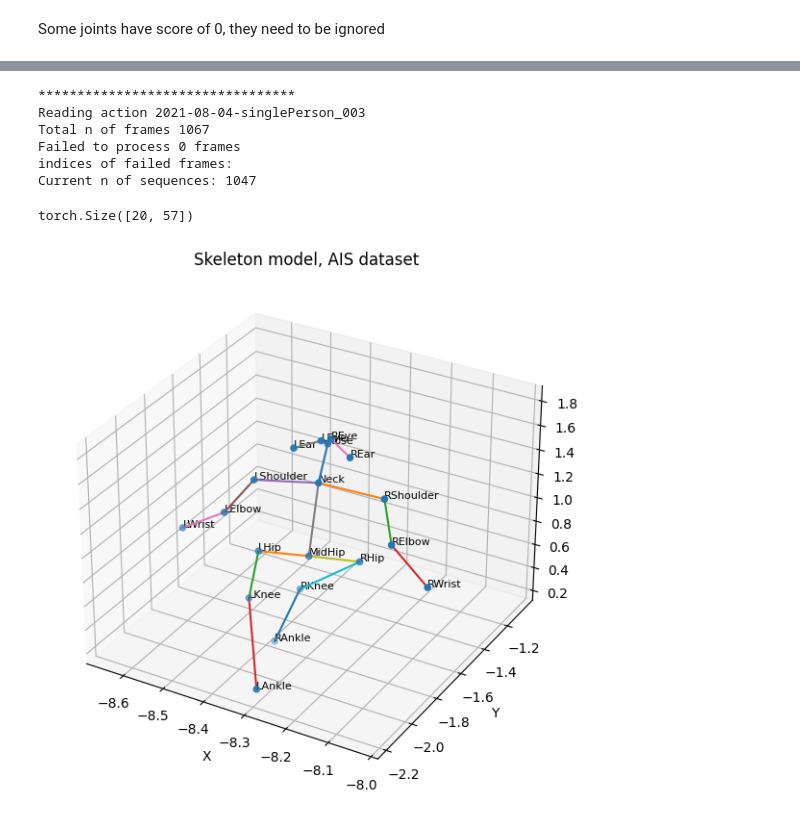
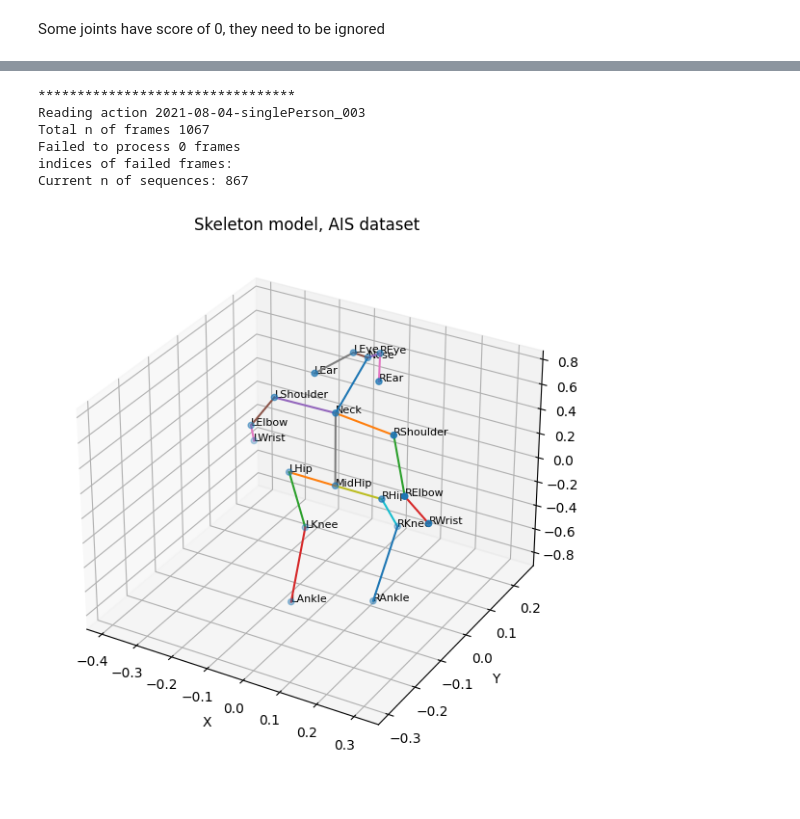
Before and after one commit to AlekseiZhuravlev/MotionMixerConv, a Jupyter notebook: conv_mixer/visualization.ipynb, the cells around one changed output, grey strips where cells are left out. Drawn from its saved outputs; the diff is of its cells as text; code cells hidden in the pictures.

Commit message:
Finished preprocessing AIS dataset: removed global rotation/translation, added smoothing, skip rate

```diff
--- a/conv_mixer/visualization.ipynb
+++ b/conv_mixer/visualization.ipynb
@@ -206,12 +156,13 @@ Video("/home/azhuavlev/PycharmProjects/MotionMixerConv/conv_mixer/animation_ais.
 import conv_mixer.datasets.dataset_ais_xyz as dataset_ais_xyz
 dataset_ais = dataset_ais_xyz.DatasetAISxyz(
     data_dir="/home/azhuavlev/Desktop/Data/CUDA_lab/VisionLabSS23_3DPoses",
-    input_n=10,
-    output_n=10,
+    input_n=100,
+    output_n=100,
     skip_rate=2,
     actions=[
         "2021-08-04-singlePerson_003",
-    ]
+    ],
+    smoothing_alpha=0.15
 )
 # %% [output]
 *********************************
@@ -219,13 +170,9 @@ Reading action 2021-08-04-singlePerson_003
 Total n of frames 1067
 Failed to process 0 frames
 indices of failed frames:
-Current n of sequences: 1047
+Current n of sequences: 867
-# %%
-import torch
-dataset_ais[100].shape
-# %% [output]
-torch.Size([20, 57])
 # %%
-conv_mixer.visualization_helpers.visualize_batch_single_ais(dataset_ais[710])
+import conv_mixer.visualization_helpers
+conv_mixer.visualization_helpers.visualize_batch_single_ais(dataset_ais[510])
 # %% [output]
-[figure, old version]
+[figure, new version]
```
Also changed, not shown: parts of 13 cells of this notebook, 6 other files.
